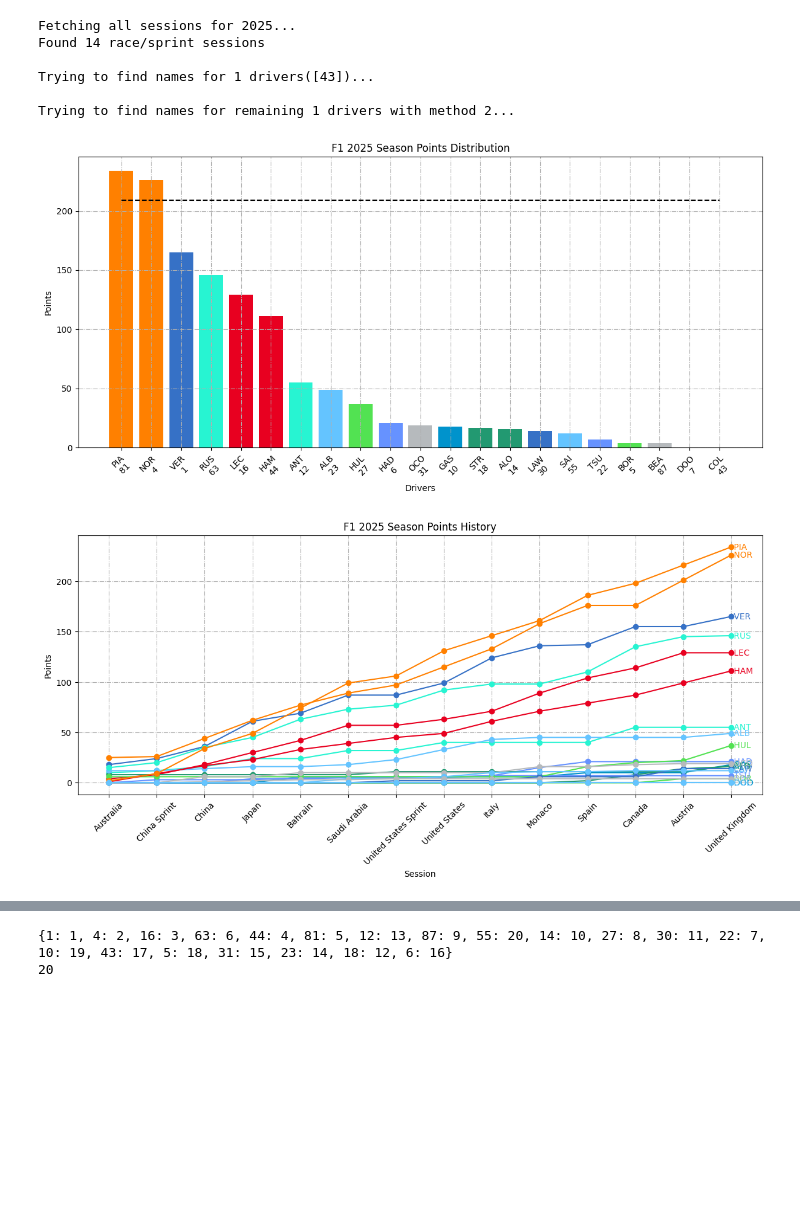
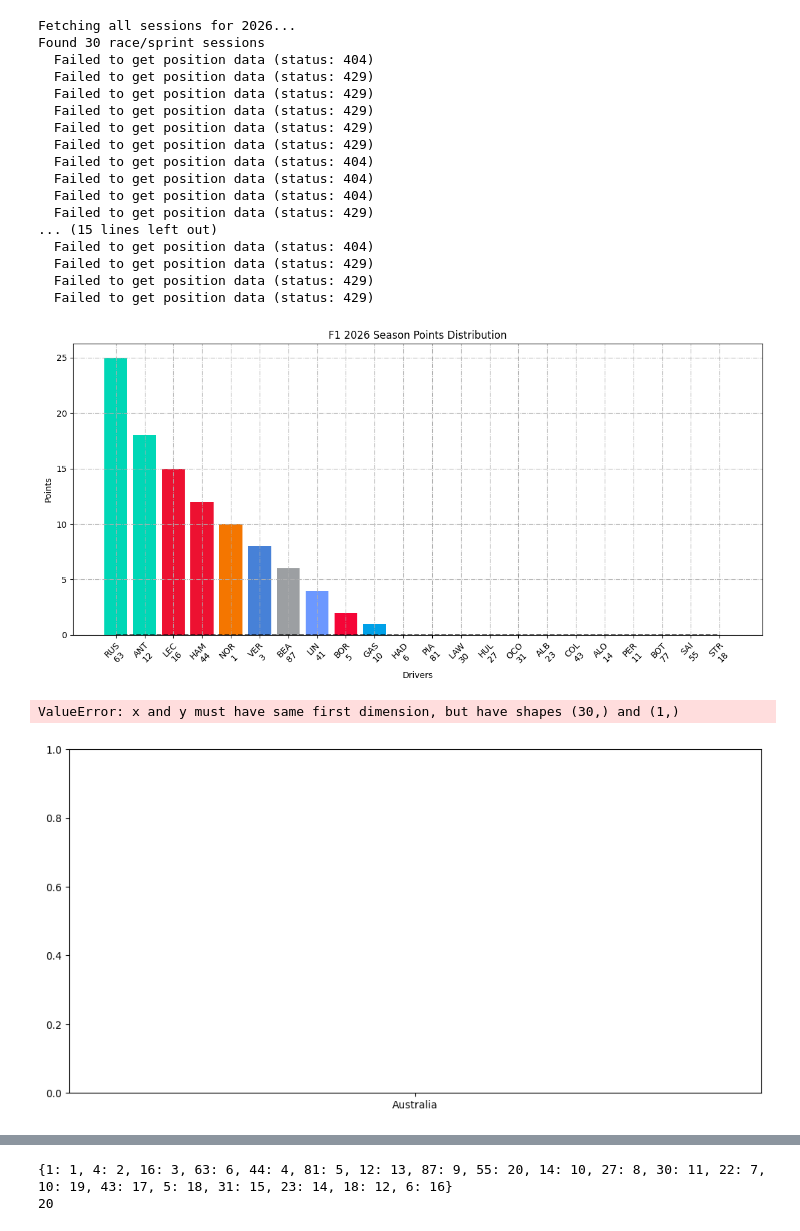
Before and after one commit to moncapiten/f1plots, a Jupyter notebook: backend/test1.ipynb, the cells around one changed output, grey strips where cells are left out. Drawn from its saved outputs; the diff is of its cells as text; code cells hidden in the pictures; blank space fills up the shorter version.

```diff
--- a/backend/test1.ipynb
+++ b/backend/test1.ipynb
@@ -185,7 +185,7 @@ def main():
         except Exception as e:
             print(f"Debug query failed: {e}")
 # %%
-driver_num = 50
+driver_num = 3
 
 try:
     driver_response = requests.get(f"https://api.openf1.org/v1/drivers?driver_number={driver_num}")
@@ -632,14 +638,26 @@ Trying to find names for remaining 1 drivers with method 2...
 # %%
-plotting(year = 2025)
+plotting(year = 2026)
 # %% [output]
-Fetching all sessions for 2025...
-Found 14 race/sprint sessions
-
-Trying to find names for 1 drivers([43])...
-
-Trying to find names for remaining 1 drivers with method 2...
+Fetching all sessions for 2026...
+Found 30 race/sprint sessions
+  Failed to get position data (status: 404)
+  Failed to get position data (status: 429)
+  Failed to get position data (status: 429)
+  Failed to get position data (status: 429)
+  Failed to get position data (status: 429)
+  Failed to get position data (status: 429)
+  Failed to get position data (status: 404)
+  Failed to get position data (status: 404)
+  Failed to get position data (status: 404)
+  Failed to get position data (status: 429)
+... (15 lines left out)
+  Failed to get position data (status: 404)
+  Failed to get position data (status: 429)
+  Failed to get position data (status: 429)
+  Failed to get position data (status: 429)
-[figure, old version]
+[figure, new version]
+ValueError: x and y must have same first dimension, but have shapes (30,) and (1,)
-[figure, old version]
+[figure, new version]
 # %%
 from plotGenerator import generate_plots
 
```
Also changed, not shown: parts of 8 cells of this notebook, 1 other file.
